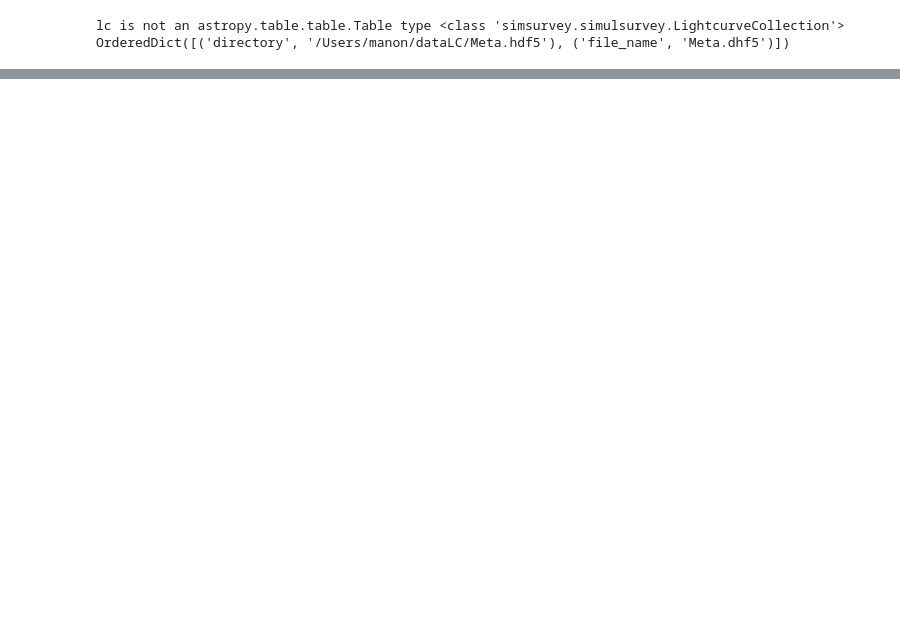
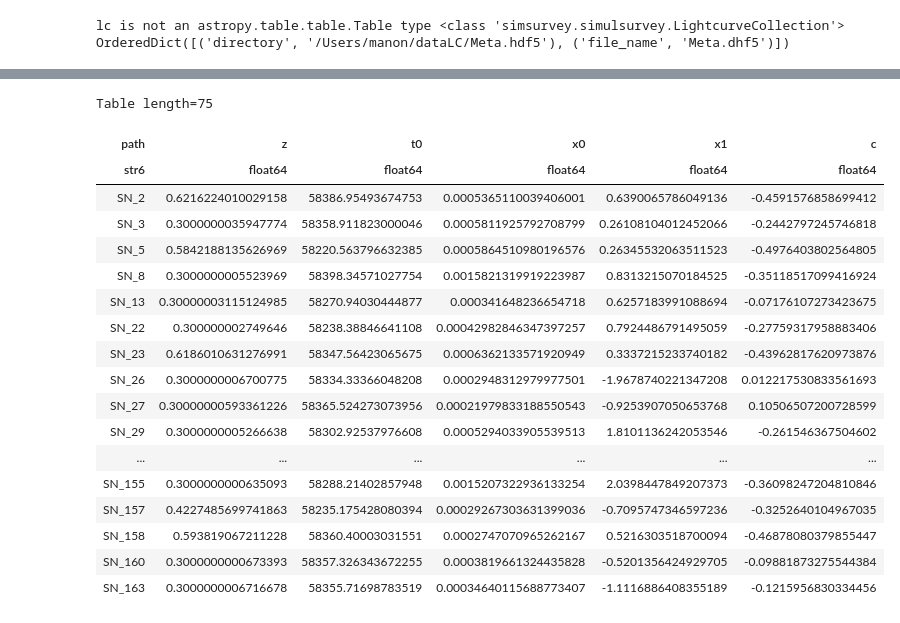
Before and after one commit to bailleulm/ZTF_stage, a Jupyter notebook: notebook/lc_simu.ipynb, the cells around one changed output, grey strips where cells are left out. Drawn from its saved outputs; the diff is of its cells as text; code cells hidden in the pictures; blank space fills up the shorter version.

```diff
--- a/notebook/lc_simu.ipynb
+++ b/notebook/lc_simu.ipynb
@@ -37,7 +37,7 @@ z_range = (0.01, 0.1)
 dec_range = (-30, 90)
 mjd_range = (plan.cadence['time'].min()- 30, plan.cadence['time'].max() + 30) #
 # we  put a ra range as well
-ntransient = 11 # we can change the number of transientor the rate (by def  ntransient = len(redshifts))
+ntransient = 400 # we can change the number of transientor the rate (by def  ntransient = len(redshifts))
 seed = 70 #we can fix teh seed
 
 tr = simsurvey.get_transient_generator(zrange=z_range, transient='Ia', template='salt2', dec_range=dec_range,
@@ -198,15 +202,32 @@ Table length=5
+# %%
+def selec(list_lenTable, csvFile):
+
+    res = 1
+    len_table = []
+
+    for i, len_selec in enumerate(list_lenTable):
+        if res:
+            res &= operator.ge(len_selec, csvFile['seuil'][i])
+        if not res:
+            break
+
+    return res
 # %%
 R, sel_list = [], []
 
 for i, path in enumerate(read_meta['path']):
     class_data = Read_LightCurve(file_name='Data.hdf5')
     lc = class_data.Read_file(path=path)
-    sel = selec(lc, csvTab, limSNR=5, Verbose=False, Plot=False)
-    R.append(sel[1])
-    sel_list.append(list(sel[0]))
-    #print(path, sel)
+    lc_len = selec_phase(lc, table, 5, selec=False)
+    sel = selec(lc_len, table_2)
+    R.append(sel)
 
 pass_selec = Column(R)
-read_meta.add_column(pass_selec, name = 'pass selec')
+
+if 'pass selec' in read_meta.colnames:
+    read_meta['pass selec'] = pass_selec
+else :
+    read_meta.add_column(pass_selec, name = 'pass selec')
+
 read_meta
 # %% [output]
@@ -221,6 +252,0 @@ Table length=5
-# %%
-mask_pass_selec = read_meta['pass selec'] == 1
-read_meta_test = read_meta[mask_pass_selec]
-
-data = Read_LightCurve(file_name='Data.hdf5')
-lc = data.Read_file(path='SN_0')
@@ -310,0 +302,11 @@ result.success:
+# %%
+mask_pass_selec = read_meta['pass selec'] == 1
+read_meta_test = read_meta[mask_pass_selec]
+
+param = SN_fit(read_meta_test)
+
+c = Column(param[2], name='path')
+tab_param = Table(rows=param[1], names=param[0])
+tab_param.add_column(c, index=0)
+tab_param
+# %% [output]
@@ -310,0 +323,19 @@ result.success:
+Table length=75
+| path | z | t0 | x0 | x1 | c |
+| str6 | float64 | float64 | float64 | float64 | float64 |
+| SN_2 | 0.6216224010029158 | 58386.95493674753 | 0.0005365110039406001 | 0.6390065786049136 | -0.4591576858699412 |
+| SN_3 | 0.3000000035947774 | 58358.911823000046 | 0.0005811925792708799 | 0.26108104012452066 | -0.2442797245746818 |
+| SN_5 | 0.5842188135626969 | 58220.563796632385 | 0.0005864510980196576 | 0.26345532063511523 | -0.4976403802564805 |
+| SN_8 | 0.3000000005523969 | 58398.34571027754 | 0.0015821319919223987 | 0.8313215070184525 | -0.35118517099416924 |
+| SN_13 | 0.30000003115124985 | 58270.94030444877 | 0.000341648236654718 | 0.6257183991088694 | -0.07176107273423675 |
+| SN_22 | 0.300000002749646 | 58238.38846641108 | 0.00042982846347397257 | 0.7924486791495059 | -0.27759317958883406 |
+| SN_23 | 0.6186010631276991 | 58347.56423065675 | 0.0006362133571920949 | 0.3337215233740182 | -0.43962817620973876 |
+| SN_26 | 0.3000000006700775 | 58334.33366048208 | 0.0002948312979977501 | -1.9678740221347208 | 0.012217530833561693 |
+| SN_27 | 0.30000000593361226 | 58365.524273073956 | 0.00021979833188550543 | -0.9253907050653768 | 0.10506507200728599 |
+| SN_29 | 0.3000000005266638 | 58302.92537976608 | 0.0005294033905539513 | 1.8101136242053546 | -0.261546367504602 |
+| ... | ... | ... | ... | ... | ... |
+| SN_155 | 0.3000000000635093 | 58288.21402857948 | 0.0015207322936133254 | 2.0398447849207373 | -0.36098247204810846 |
+| SN_157 | 0.4227485699741863 | 58235.175428080394 | 0.00029267303631399036 | -0.7095747346597236 | -0.3252640104967035 |
+| SN_158 | 0.593819067211228 | 58360.40003031551 | 0.0002747070965262167 | 0.5216303518700094 | -0.46878080379855447 |
+| SN_160 | 0.3000000000673393 | 58357.326343672255 | 0.0003819661324435828 | -0.5201356424929705 | -0.09881873275544384 |
+| SN_163 | 0.3000000006716678 | 58355.71698783519 | 0.00034640115688773407 | -1.1116886408355189 | -0.1215956830334456 |
```
Also changed, not shown: parts of 15 cells of this notebook.
